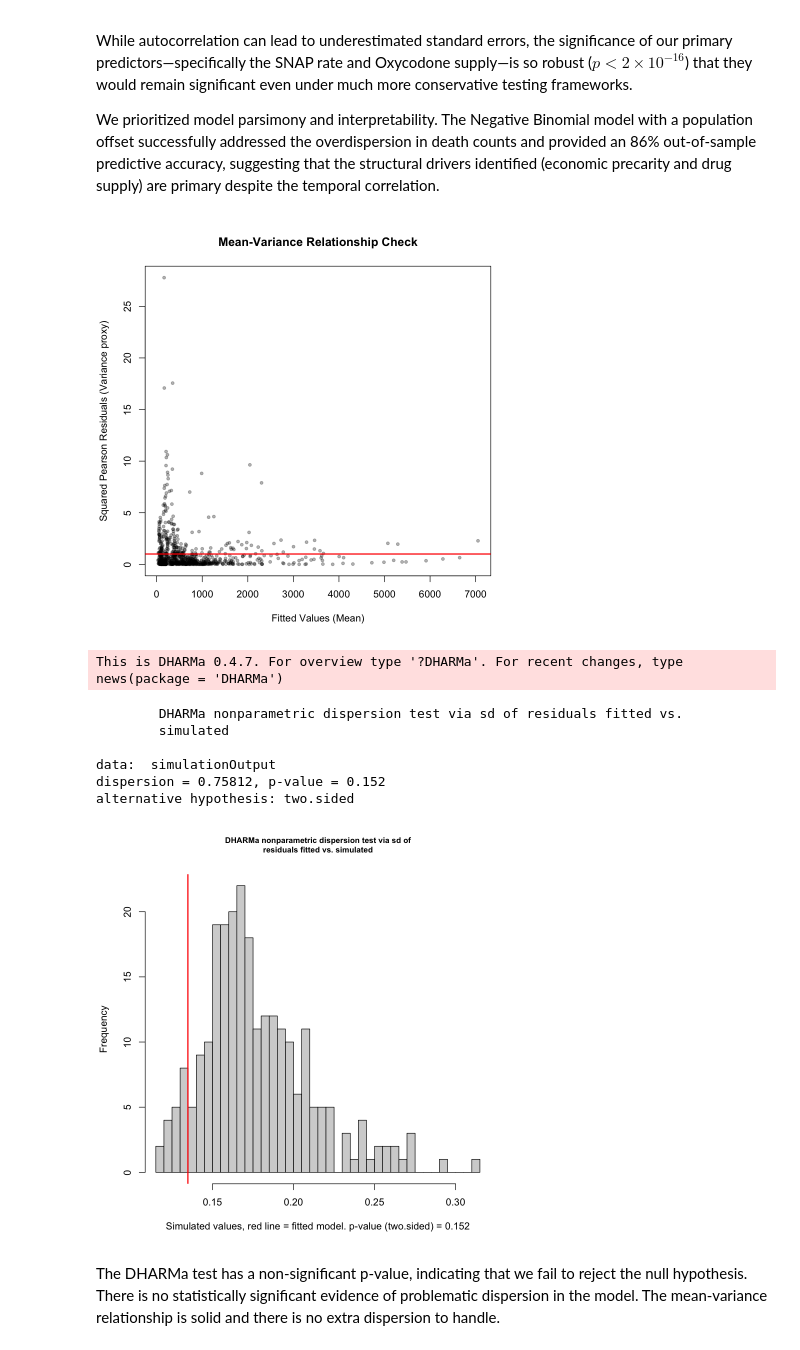
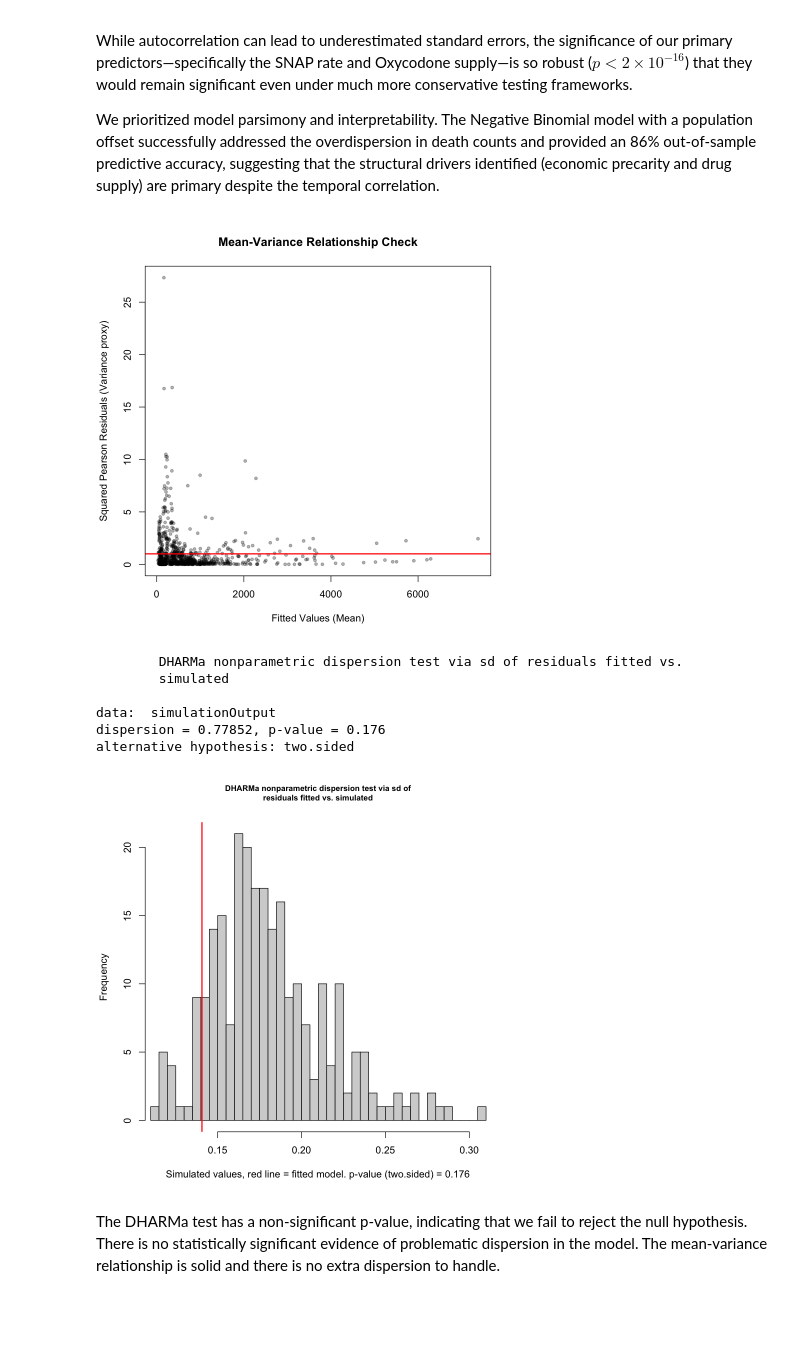
Before and after one commit to amberteetsel/opioid-crisis, a Jupyter notebook: src/neg_binom.ipynb, the cells around one changed output. Drawn from its saved outputs; the diff is of its cells as text; code cells hidden in the pictures; blank space fills up the shorter version.

Commit message:
comparing metrics for various NB models, different train/test split logic

```diff
--- a/src/neg_binom.ipynb
+++ b/src/neg_binom.ipynb
@@ -293,10 +267,10 @@ While autocorrelation can lead to underestimated standard errors, the significan
 We prioritized model parsimony and interpretability. The Negative Binomial model with a population offset successfully addressed the overdispersion in death counts and provided an 86% out-of-sample predictive accuracy, suggesting that the structural drivers identified (economic precarity and drug supply) are primary despite the temporal correlation.
 # %%
 # Mean-Variance Relationship
-fitted_values <- fitted(nbmod)
+fitted_values <- fitted(mod_bic)
 
 # Squared Pearson Residuals
-pearson_res_sq <- residuals(nbmod, type = "pearson")^2
+pearson_res_sq <- residuals(mod_bic, type = "pearson")^2
 
 # Plotting
 plot(fitted_values, pearson_res_sq,
@@ -308,21 +282,20 @@ plot(fitted_values, pearson_res_sq,
 # Add trend line, y = 1 (approx)
 abline(h = 1, col = "red", lwd = 2)
 # %% [output]
-[figure, old version]
+[figure, new version]
 # %%
 # DHARMa Dispersion Test
 library(DHARMa)
-res <- simulateResiduals(nbmod)
+res <- simulateResiduals(mod_bic)
 testDispersion(res)
 # %% [output]
-This is DHARMa 0.4.7. For overview type '?DHARMa'. For recent changes, type news(package = 'DHARMa')
+        DHARMa nonparametric dispersion test via sd of residuals fitted vs.
+        simulated
+
+data:  simulationOutput
+dispersion = 0.77852, p-value = 0.176
+alternative hypothesis: two.sided
-        DHARMa nonparametric dispersion test via sd of residuals fitted vs.
-        simulated
-
-data:  simulationOutput
-dispersion = 0.75812, p-value = 0.152
-alternative hypothesis: two.sided
-[figure, old version]
+[figure, new version]
 # %% [markdown]
 The DHARMa test has a non-significant p-value, indicating that we fail to reject the null hypothesis. There is no statistically significant evidence of problematic dispersion in the model. The mean-variance relationship is solid and there is no extra dispersion to handle.
 # %% [markdown]
```
Also changed, not shown: parts of 17 cells of this notebook.
